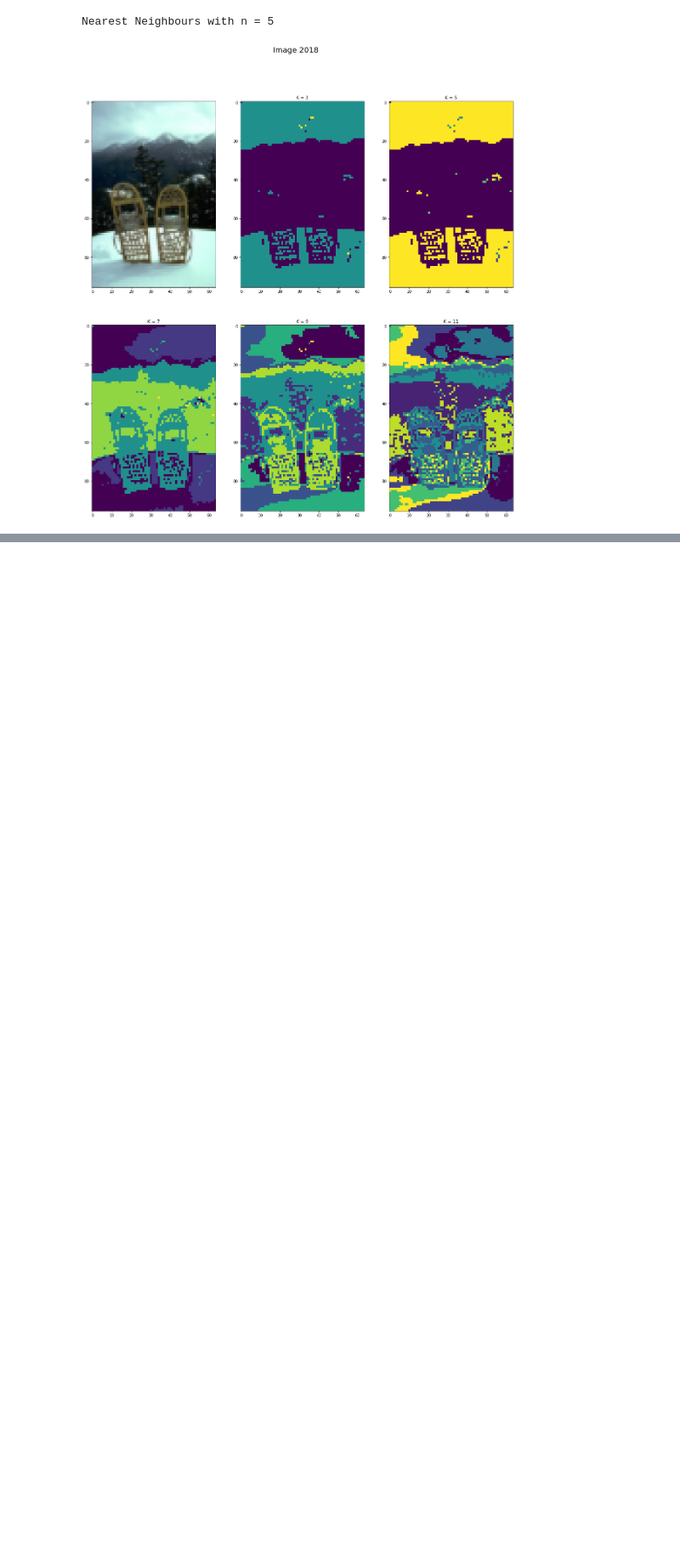
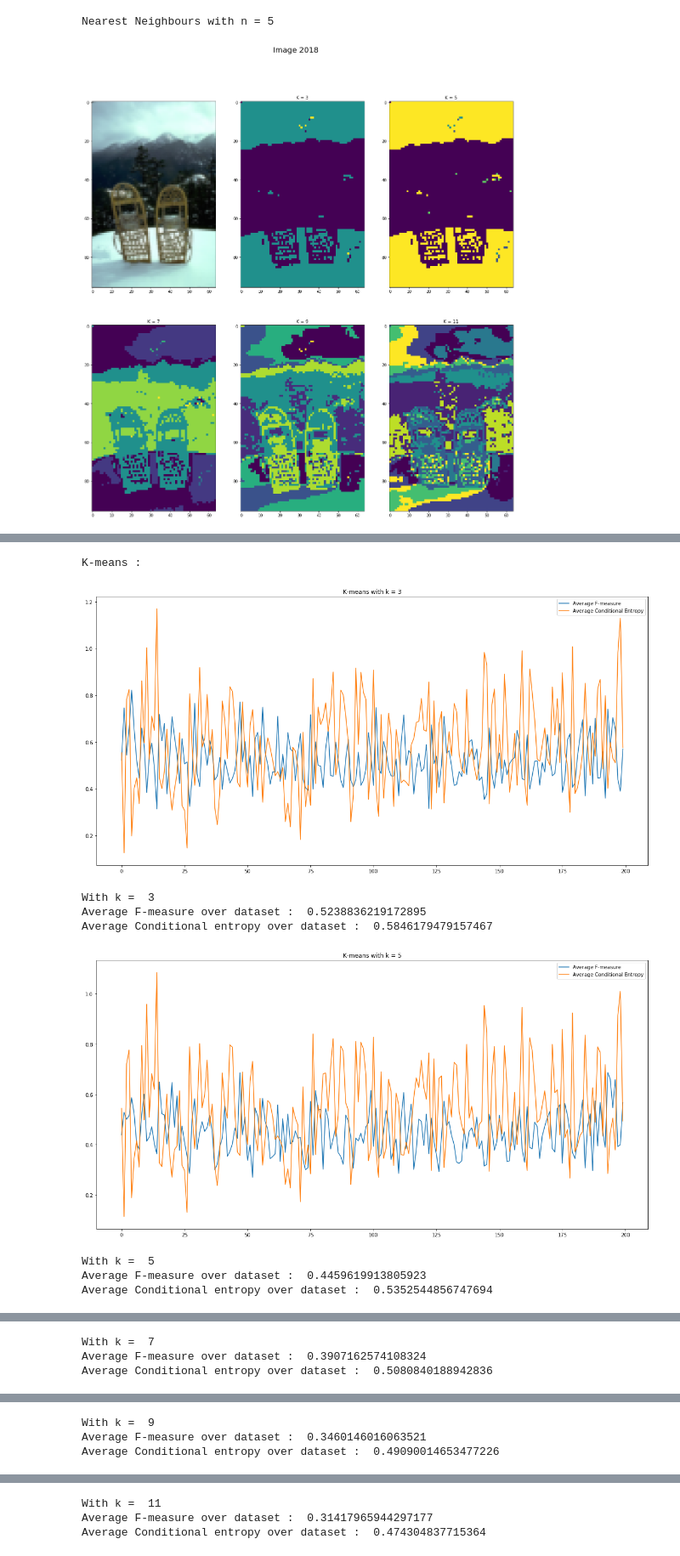
Before and after one commit to AmrMohamedNasr/Image-Segmentation, a Jupyter notebook: image_segmentation.ipynb, the cells around one changed output, grey strips where cells are left out. Shown at 85% size. Drawn from its saved outputs; the diff is of its cells as text; code cells hidden in the pictures; blank space fills up the shorter version.

```diff
--- a/image_segmentation.ipynb
+++ b/image_segmentation.ipynb
@@ -145,7 +176,7 @@ show_img(real_data, real_gt, names, 1);
 [figure]
 # %%
 ## K-Means with different k
-do_kmeans_run = True;
+do_kmeans_run = False;
 if do_kmeans_run:
     k_param = [3,5,7,9,11];
     k_results = [];
@@ -204,7 +228,7 @@ show_img(mod_data, mod_gt, names, 0);
 [figure]
 # %%
 ## Spectral clustering with different k
-do_spectral_clustering = True;
+do_spectral_clustering = False;
 k_param = [3,5,7,9,11];
 s_results = [[[] for i in range(len(k_param))] for j in range(3)];
 if do_spectral_clustering:
@@ -304,0 +316,13 @@ def calculate_measures_k(gt_data, k_results, names, index, k_param):
+# %%
+print('Calculating kmeans scores...');
+k_f, k_c, k_af, k_ac = get_scores(real_gt, k_results, k_param);
+print('Done');
+print('Calculating RBF-1 scores...');
+rbf1_f, rbf1_c, rbf1_af, rbf1_ac = get_scores(mod_gt, s_results[0], k_param);
+print('Done');
+print('Calculating RBF-10 scores...');
+rbf10_f, rbf10_c, rbf10_af, rbf10_ac = get_scores(mod_gt, s_results[1], k_param);
+print('Done');
+print('Calculating NN-5 scores...');
+nn5_f, nn5_c, nn5_af, nn5_ac = get_scores(mod_gt, s_results[2], k_param);
+print('Done');
@@ -304,0 +338,25 @@ def calculate_measures_k(gt_data, k_results, names, index, k_param):
+# %%
+def print_stats(method_name, af, ac, k_param):
+    print(method_name + " : ");
+    for i in range(len(af)):
+        plt.figure(figsize=(20,10));
+        plt.title(method_name + ' with k = ' + str(k_param[i]));
+        plt.plot(af[i], label = 'Average F-measure');
+        plt.plot(ac[i], label = 'Average Conditional Entropy');
+        plt.legend();
+        plt.show();
+        print('With k = ' , k_param[i]);
+        print('Average F-measure over dataset : ', np.mean(af[i]));
+        print('Average Conditional entropy over dataset : ', np.mean(ac[i]));
+# %%
+print_stats('K-means', k_af, k_ac, k_param);
+# %% [output]
+K-means :
+[figure, added]
+With k =  3
+Average F-measure over dataset :  0.5238836219172895
+Average Conditional entropy over dataset :  0.5846179479157467
+[figure, added]
+With k =  5
+Average F-measure over dataset :  0.4459619913805923
+Average Conditional entropy over dataset :  0.5352544856747694
@@ -304,0 +364,3 @@ def calculate_measures_k(gt_data, k_results, names, index, k_param):
+With k =  7
+Average F-measure over dataset :  0.3907162574108324
+Average Conditional entropy over dataset :  0.5080840188942836
@@ -304,0 +368,3 @@ def calculate_measures_k(gt_data, k_results, names, index, k_param):
+With k =  9
+Average F-measure over dataset :  0.3460146016063521
+Average Conditional entropy over dataset :  0.49090014653477226
@@ -304,0 +372,3 @@ def calculate_measures_k(gt_data, k_results, names, index, k_param):
+With k =  11
+Average F-measure over dataset :  0.31417965944297177
+Average Conditional entropy over dataset :  0.474304837715364
```
Also changed, not shown: parts of 11 cells of this notebook, 1 other file.
